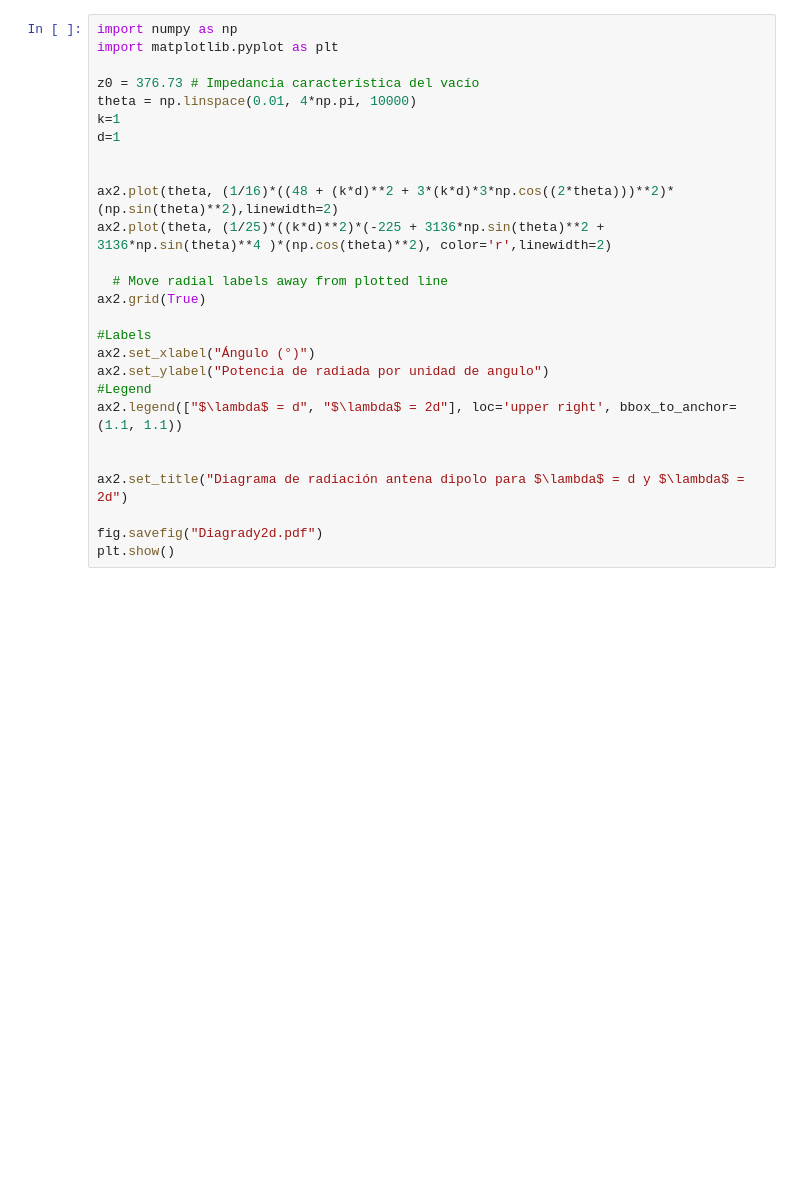
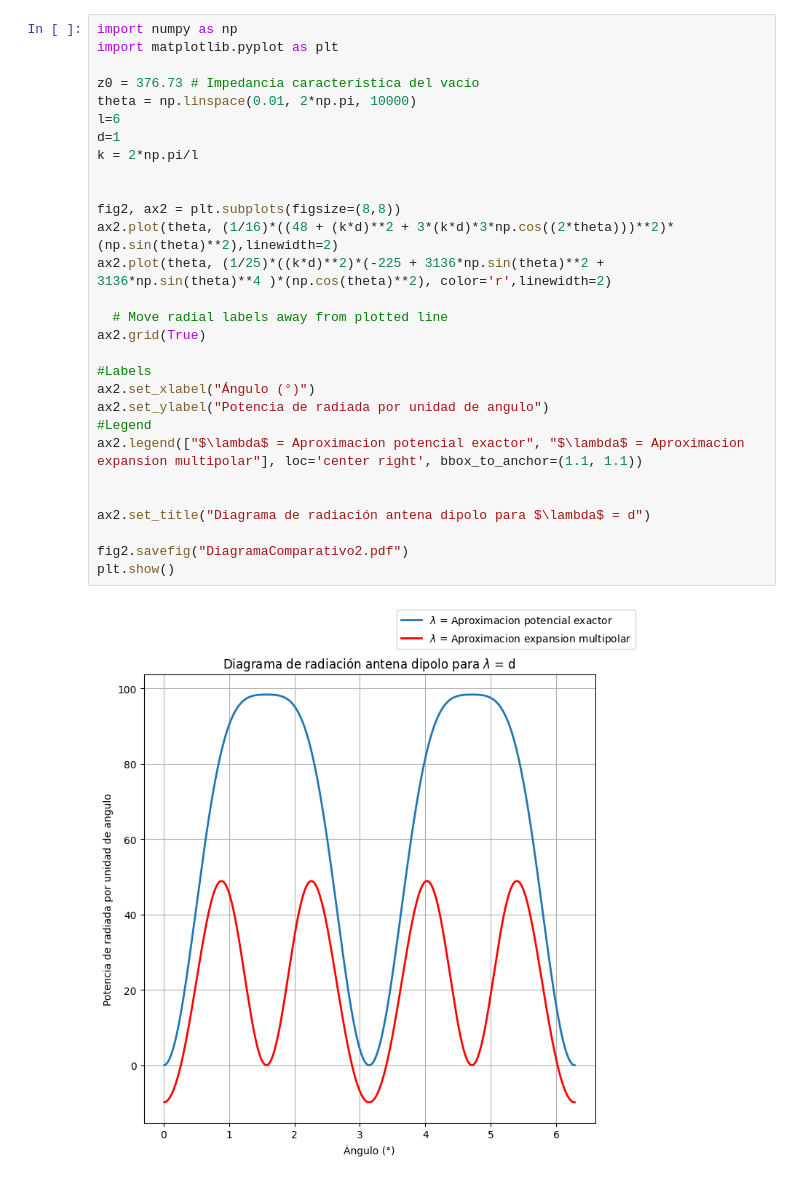
Before and after one commit to ACRCris/Taller3Eelectro, a Jupyter notebook: punto4.ipynb, the cells around one changed output. Saved outputs shown, nothing was run; the diff lists cells and outputs as text; blank space fills up the shorter version.

```diff
--- a/punto4.ipynb
+++ b/punto4.ipynb
@@ -36,27 +33,31 @@ plt.show()
 # %%
 import numpy as np
 import matplotlib.pyplot as plt
 
 z0 = 376.73 # Impedancia característica del vacío
-theta = np.linspace(0.01, 4*np.pi, 10000)
-k=1
+theta = np.linspace(0.01, 2*np.pi, 10000)
+l=6
 d=1
+k = 2*np.pi/l
 
 
+fig2, ax2 = plt.subplots(figsize=(8,8))
 ax2.plot(theta, (1/16)*((48 + (k*d)**2 + 3*(k*d)*3*np.cos((2*theta)))**2)*(np.sin(theta)**2),linewidth=2)
 ax2.plot(theta, (1/25)*((k*d)**2)*(-225 + 3136*np.sin(theta)**2 + 3136*np.sin(theta)**4 )*(np.cos(theta)**2), color='r',linewidth=2)
 
   # Move radial labels away from plotted line
 ax2.grid(True)
 
 #Labels
 ax2.set_xlabel("Ángulo (°)")
 ax2.set_ylabel("Potencia de radiada por unidad de angulo")
 #Legend
-ax2.legend(["$\lambda$ = d", "$\lambda$ = 2d"], loc='upper right', bbox_to_anchor=(1.1, 1.1))
+ax2.legend(["$\lambda$ = Aproximacion potencial exactor", "$\lambda$ = Aproximacion expansion multipolar"], loc='center right', bbox_to_anchor=(1.1, 1.1))
 
 
-ax2.set_title("Diagrama de radiación antena dipolo para $\lambda$ = d y $\lambda$ = 2d")
+ax2.set_title("Diagrama de radiación antena dipolo para $\lambda$ = d")
 
-fig.savefig("Diagrady2d.pdf")
+fig2.savefig("DiagramaComparativo2.pdf")
 plt.show()
+# %% [output]
+[figure, added]
```
Also changed, not shown: parts of 1 cell of this notebook, 4 other files.
